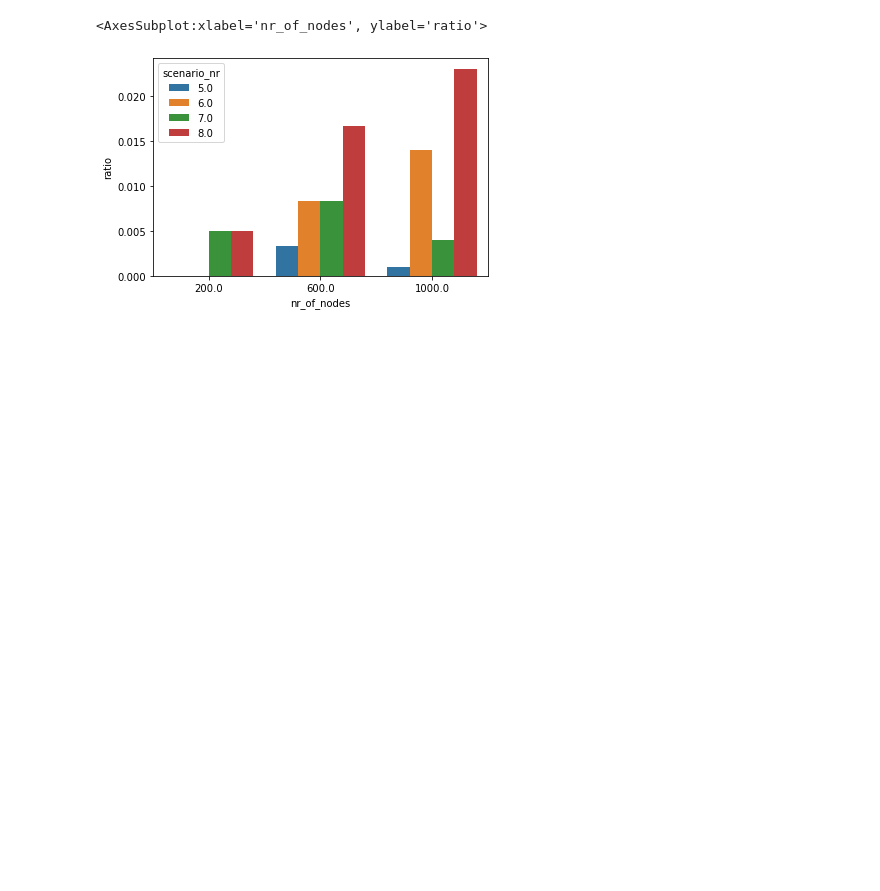
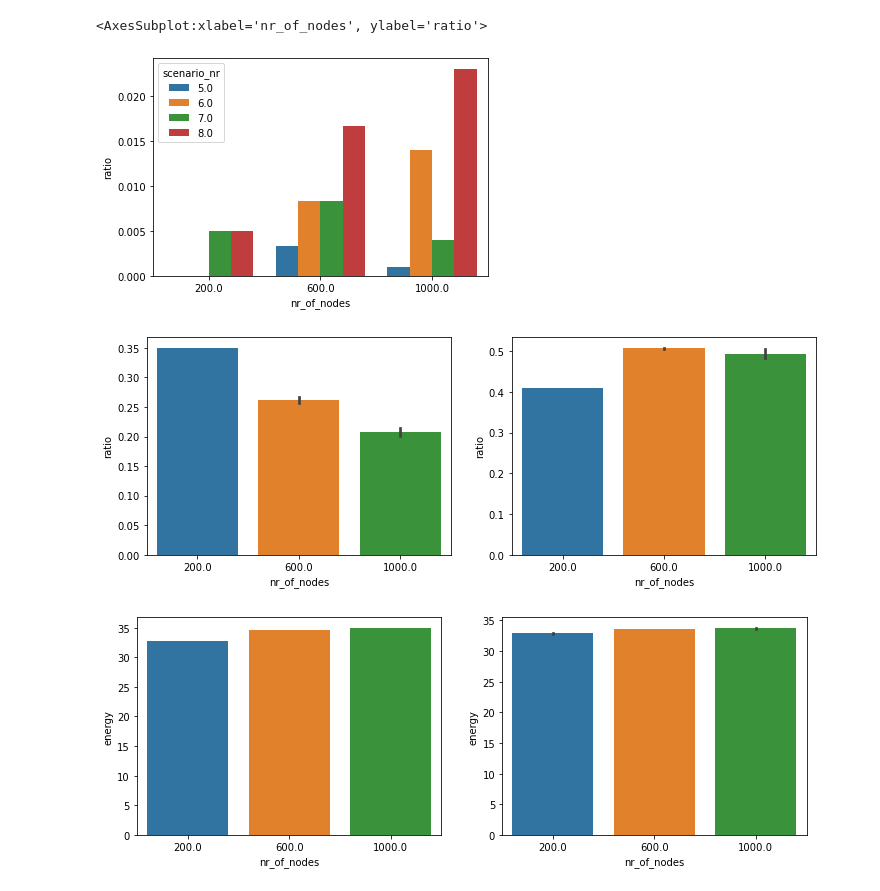
Before and after one commit to PrzemyslawSarnacki/omnet-automation, a Jupyter notebook: analisys_by_magic.ipynb, the cells around one changed output. Saved outputs shown, nothing was run; the diff lists cells and outputs as text; code cells hidden in the pictures; blank space fills up the shorter version.

Commit message:
New plots

```diff
--- a/analisys_by_magic.ipynb
+++ b/analisys_by_magic.ipynb
@@ -290,3 +290,16 @@ sns.barplot(data=df.tail(12), x="nr_of_nodes", y="ratio", hue="scenario_nr")
 # %% [output]
 <AxesSubplot:xlabel='nr_of_nodes', ylabel='ratio'>
 [figure]
+# %%
+fig,(ax, ax1) = plt.subplots(1,2, figsize=(12,4))
+
+sns.barplot(data=df[(df["areaX"]==750) & (df["number_of_gateways"]==1)], x="nr_of_nodes", y="ratio", ax=ax)
+sns.barplot(data=df[(df["areaX"]==750) & (df["number_of_gateways"]==2)], x="nr_of_nodes", y="ratio", ax=ax1)
+
+fig,(ax2, ax3) = plt.subplots(1,2, figsize=(12,4))
+sns.barplot(data=df[(df["areaX"]==750) & (df["number_of_gateways"]==1)], x="nr_of_nodes", y="energy", ax=ax2)
+sns.barplot(data=df[(df["areaX"]==750) & (df["number_of_gateways"]==2)], x="nr_of_nodes", y="energy", ax=ax3)
+plt.show()
+# %% [output]
+[figure, added]
+[figure, added]
```
Also changed, not shown: parts of 10 cells of this notebook, 1 other file.
